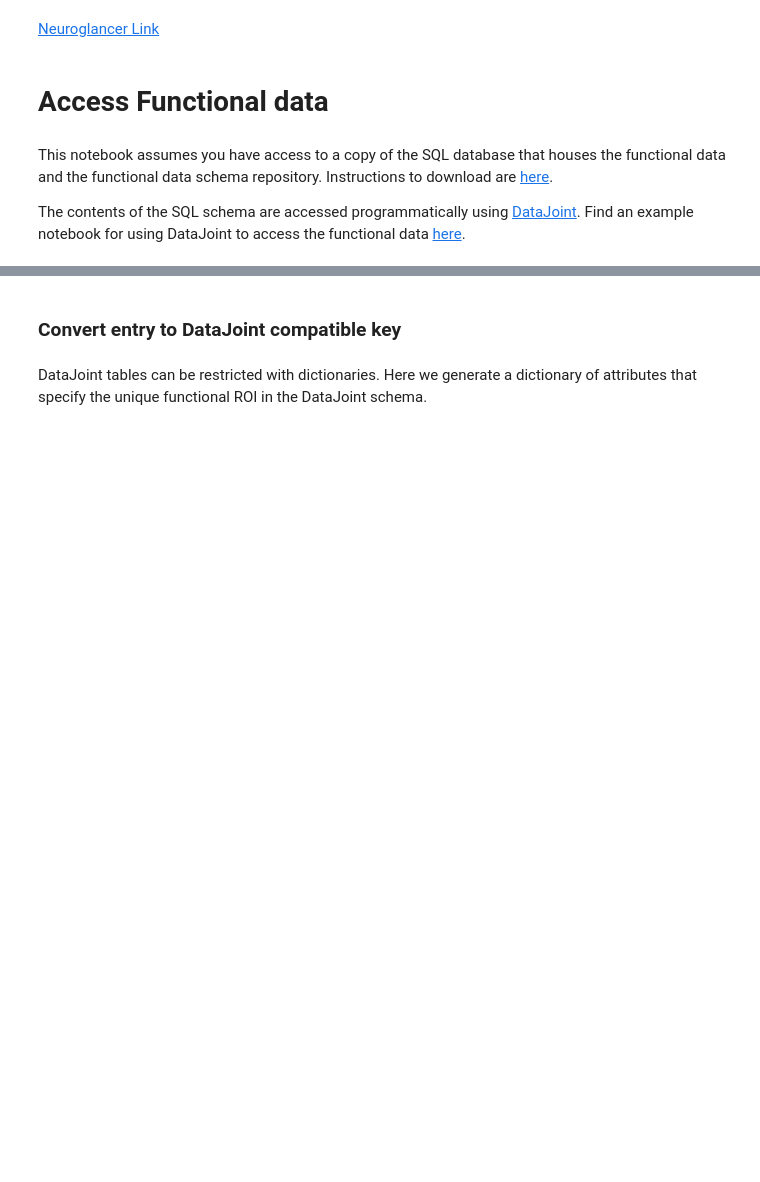
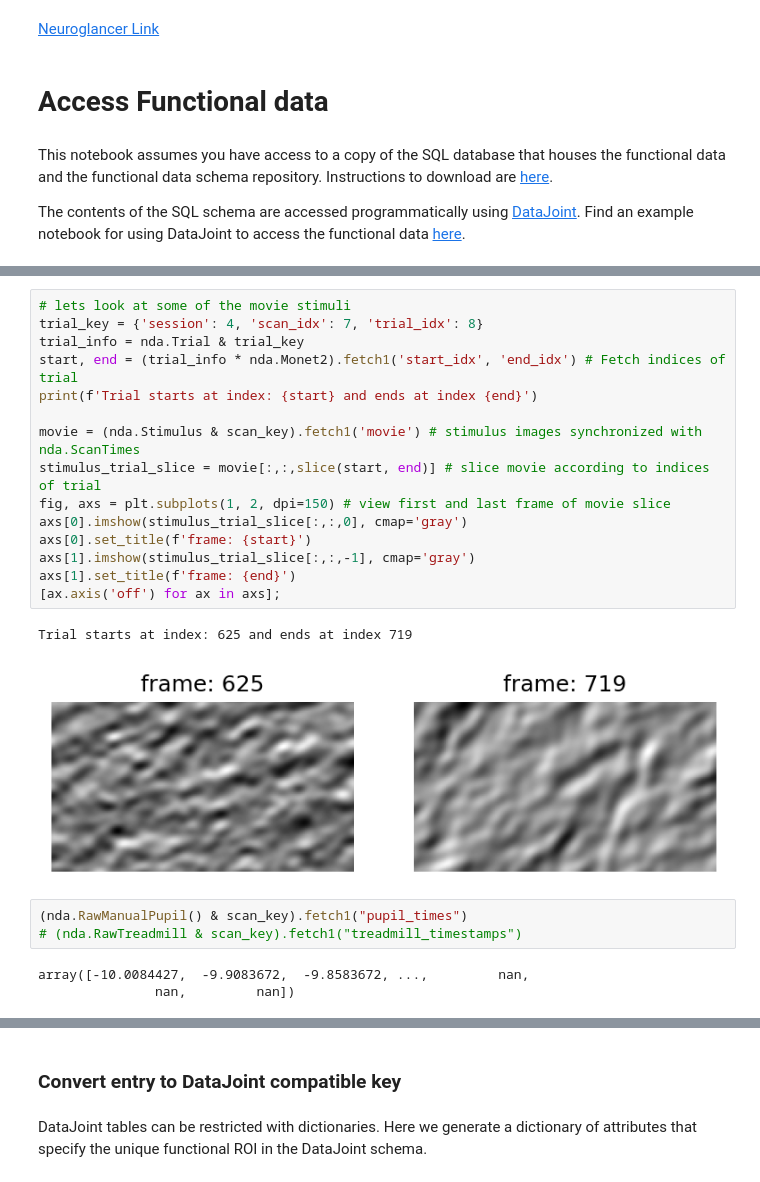
Before and after one commit to julietj135/microns_phase3_nda, a Jupyter notebook: tutorial_notebooks/Matched_Cell_Functional_Data.ipynb, the cells around one changed output, grey strips where cells are left out. Drawn from its saved outputs; the diff is of its cells as text; blank space fills up the shorter version.

```diff
--- a/tutorial_notebooks/Matched_Cell_Functional_Data.ipynb
+++ b/tutorial_notebooks/Matched_Cell_Functional_Data.ipynb
@@ -177,0 +214,24 @@ Connecting microns@db.datajoint.com:3306
+# %%
+# lets look at some of the movie stimuli
+trial_key = {'session': 4, 'scan_idx': 7, 'trial_idx': 8}
+trial_info = nda.Trial & trial_key
+start, end = (trial_info * nda.Monet2).fetch1('start_idx', 'end_idx') # Fetch indices of trial
+print(f'Trial starts at index: {start} and ends at index {end}')
+
+movie = (nda.Stimulus & scan_key).fetch1('movie') # stimulus images synchronized with nda.ScanTimes
+stimulus_trial_slice = movie[:,:,slice(start, end)] # slice movie according to indices of trial
+fig, axs = plt.subplots(1, 2, dpi=150) # view first and last frame of movie slice
+axs[0].imshow(stimulus_trial_slice[:,:,0], cmap='gray')
+axs[0].set_title(f'frame: {start}')
+axs[1].imshow(stimulus_trial_slice[:,:,-1], cmap='gray')
+axs[1].set_title(f'frame: {end}')
+[ax.axis('off') for ax in axs];
+# %% [output]
+Trial starts at index: 625 and ends at index 719
+[figure, added]
+# %%
+(nda.RawManualPupil() & scan_key).fetch1("pupil_times")
+# (nda.RawTreadmill & scan_key).fetch1("treadmill_timestamps")
+# %% [output]
+array([-10.0084427,  -9.9083672,  -9.8583672, ...,         nan,
+               nan,         nan])
```
Also changed, not shown: parts of 40 cells of this notebook.
